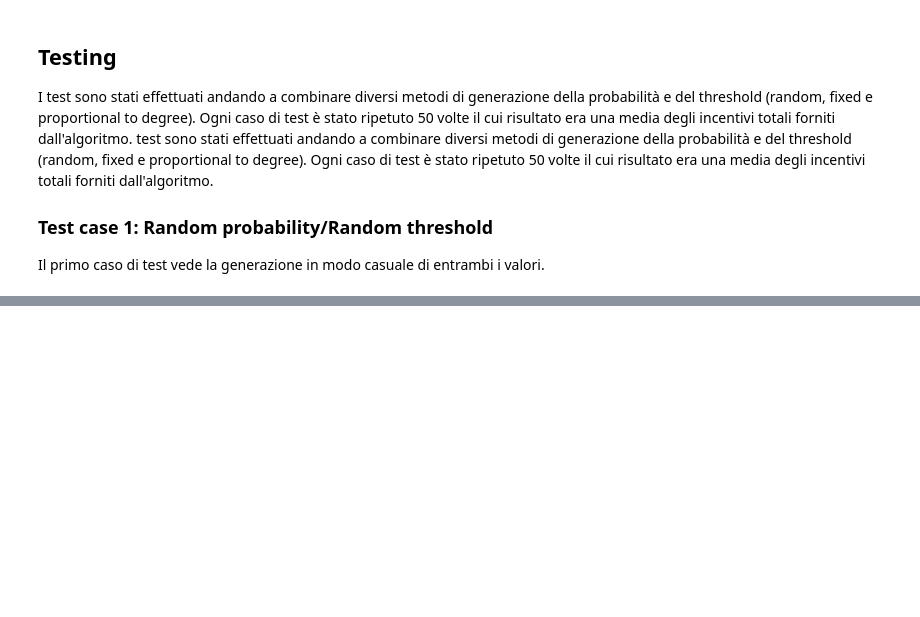
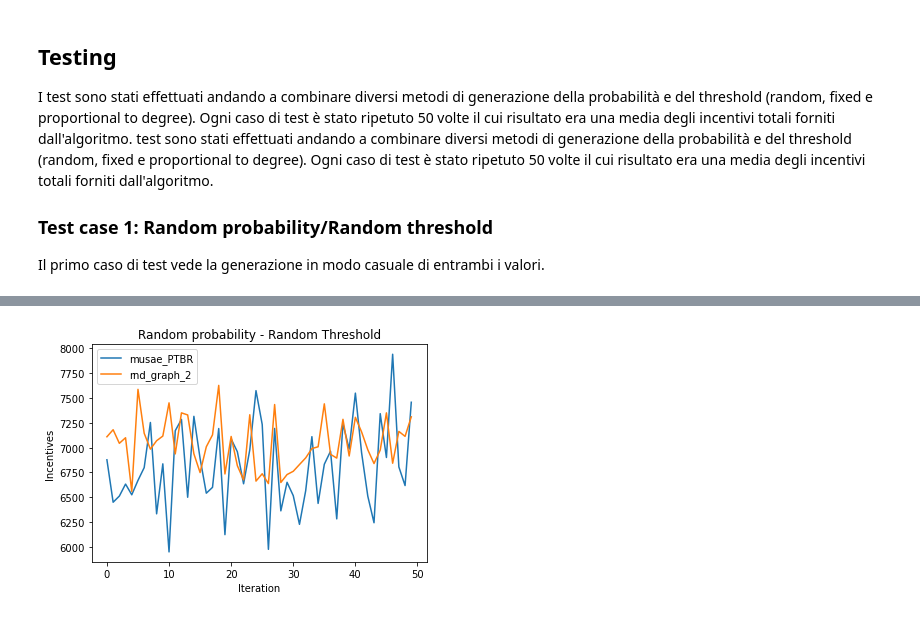
Before and after one commit to fscavone1/TPI-Algorithm, a Jupyter notebook: documentation.ipynb, the cells around one changed output, grey strips where cells are left out. Cells and saved outputs as stored; diff of their text form; code cells hidden in the pictures; blank space fills up the shorter version.

```diff
--- a/documentation.ipynb
+++ b/documentation.ipynb
@@ -273,0 +265,4 @@ SyntaxError: invalid syntax (<ipython-input-9-d4859630b3fd>, line 15)
+# %%
+plots.create_comparison_graphs('musae_PTBR','rnd_graph_2', 'rr', 50, 'Random probability - Random Threshold')
+# %% [output]
+[figure, added]
```
Also changed, not shown: parts of 43 cells of this notebook.
